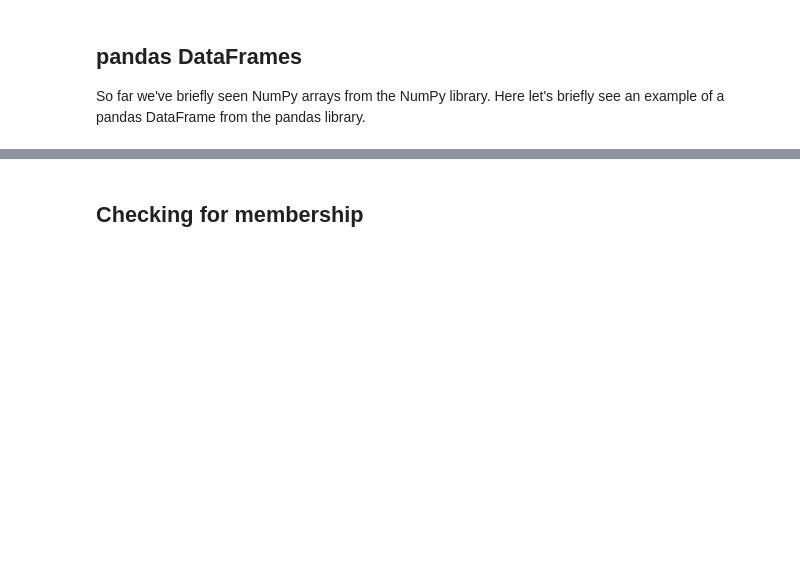
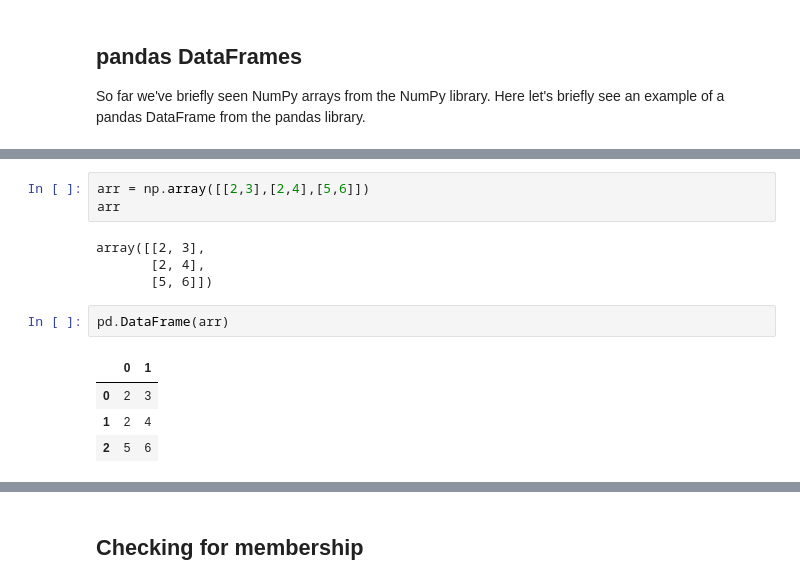
Before and after one commit to yeungme-ops/week0_p3, a Jupyter notebook: Week1-Thursday.ipynb, the cells around one changed output, grey strips where cells are left out. Drawn from its saved outputs; the diff is of its cells as text; blank space fills up the shorter version.

```diff
--- a/Week1-Thursday.ipynb
+++ b/Week1-Thursday.ipynb
@@ -36,0 +171,14 @@ So far we've briefly seen NumPy arrays from the NumPy library.  Here let's brief
+# %%
+arr = np.array([[2,3],[2,4],[5,6]])
+arr
+# %% [output]
+array([[2, 3],
+       [2, 4],
+       [5, 6]])
+# %%
+pd.DataFrame(arr)
+# %% [output]
+|  | 0 | 1 |
+| 0 | 2 | 3 |
+| 1 | 2 | 4 |
+| 2 | 5 | 6 |
```
Also changed, not shown: parts of 54 cells of this notebook.
